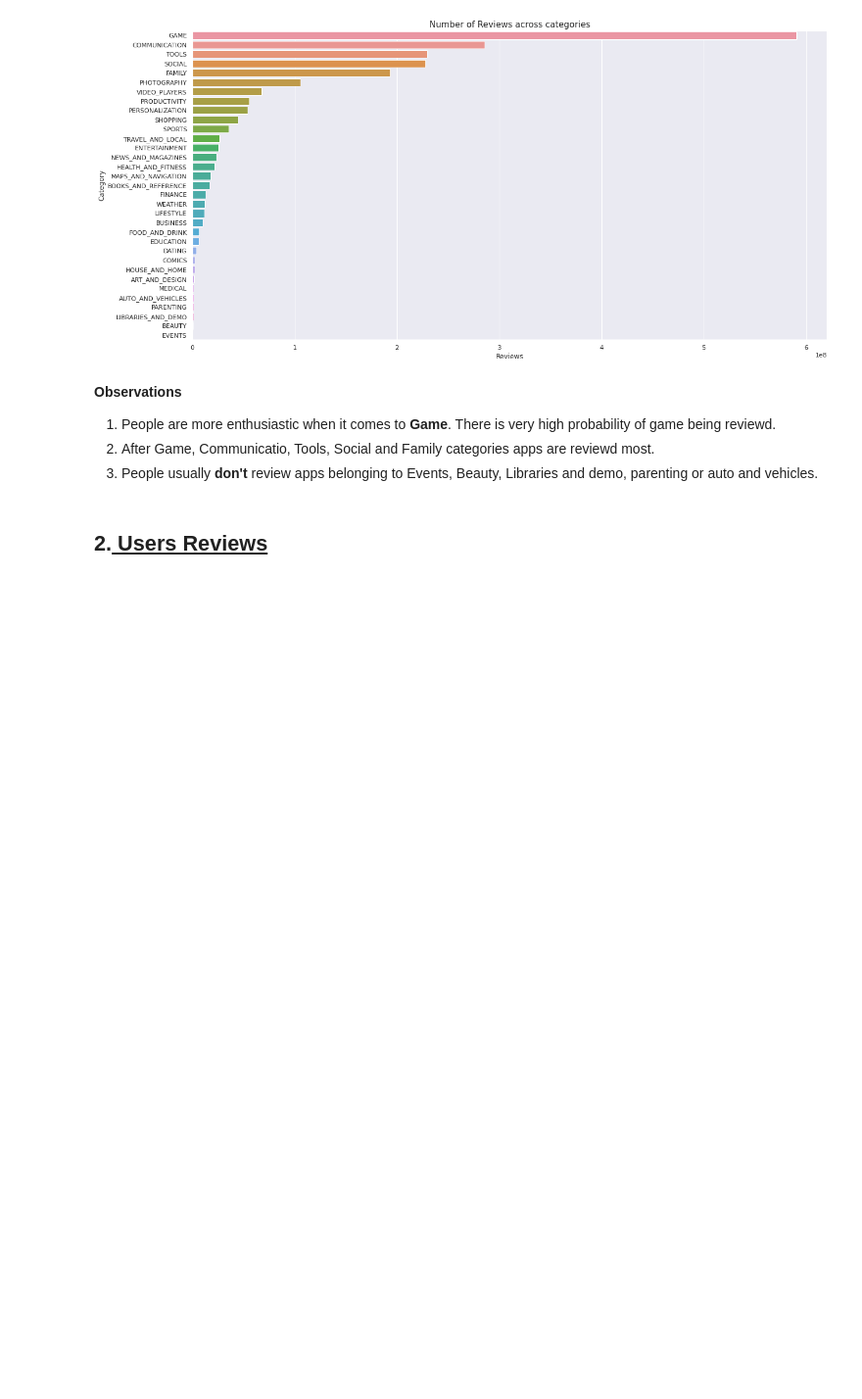
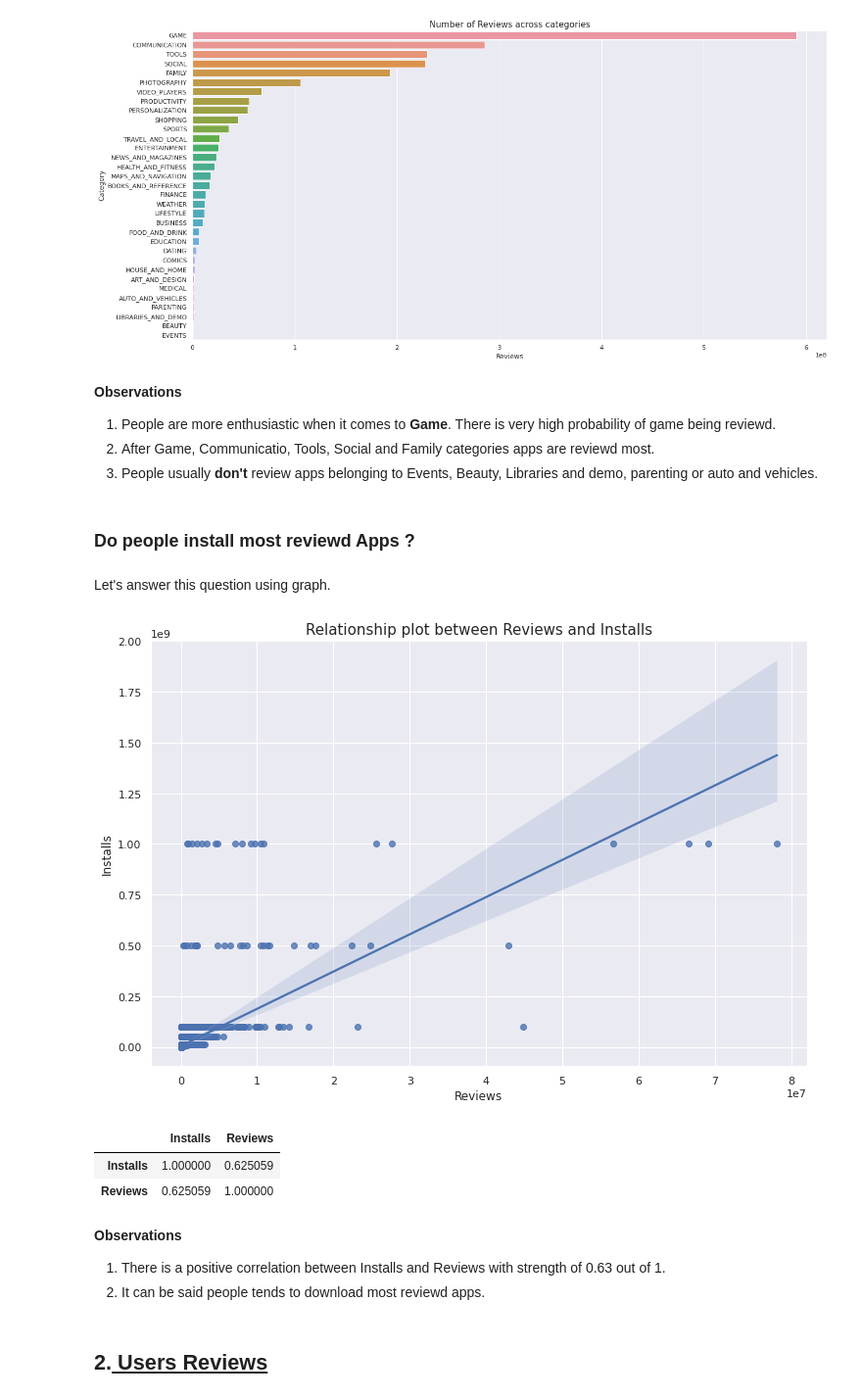
Before and after one commit to swarntam/Comcast_Telecom_Consumer_Complaints, a Jupyter notebook: Play_Store_App_Review_Analysis_Capstone_Project.ipynb, the cells around one changed output. Shown at 98% size. Cells and saved outputs as stored; diff of their text form; code cells hidden in the pictures; blank space fills up the shorter version.

```diff
--- a/Play_Store_App_Review_Analysis_Capstone_Project.ipynb
+++ b/Play_Store_App_Review_Analysis_Capstone_Project.ipynb
@@ -1337,6 +1366,28 @@ plt.show()
 1. People are more enthusiastic when it comes to **Game**. There is very high probability of game being reviewd.
 2. After Game, Communicatio, Tools, Social and Family categories apps are reviewd most.
 3. People usually **don't** review apps belonging to Events, Beauty, Libraries and demo, parenting or auto and vehicles.
+# %% [markdown]
+### Do people install most reviewd Apps ?
+# %% [markdown]
+Let's answer this question using graph.
+# %%
+# Plotting Installs vs Reviews
+plt.figure(figsize=(12,8))
+sns.regplot(x='Reviews',y='Installs',data=data_df)
+plt.title('Relationship plot between Reviews and Installs',size=15)
+plt.show()
+# %% [output]
+[figure, added]
+# %%
+data_df[['Installs','Reviews']].corr()
+# %% [output]
+|  | Installs | Reviews |
+| Installs | 1.000000 | 0.625059 |
+| Reviews | 0.625059 | 1.000000 |
+# %% [markdown]
+**Observations**
+1. There is a positive correlation between Installs and Reviews with strength of 0.63 out of 1.
+2. It can be said people tends to download most reviewd apps.
 # %% [markdown]
 ## 2.<u><b> Users Reviews
 # %%
```
Also changed, not shown: parts of 30 cells of this notebook.
